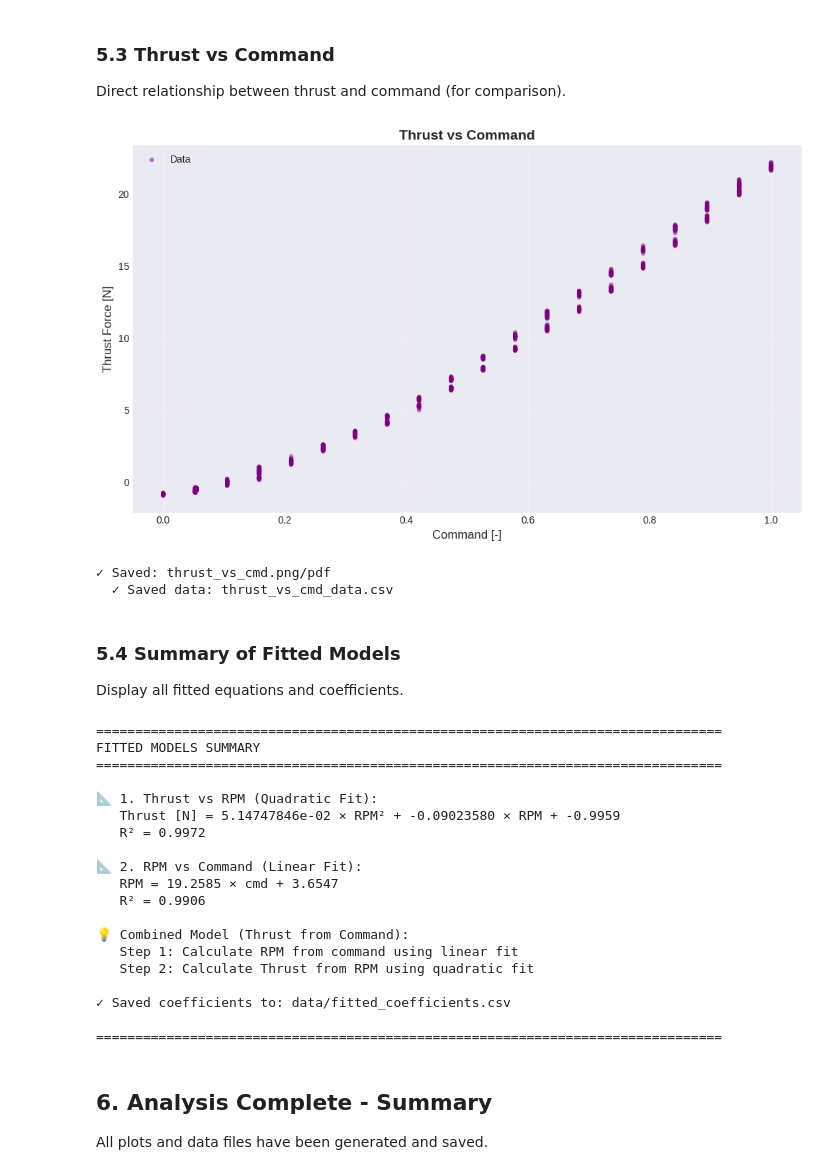
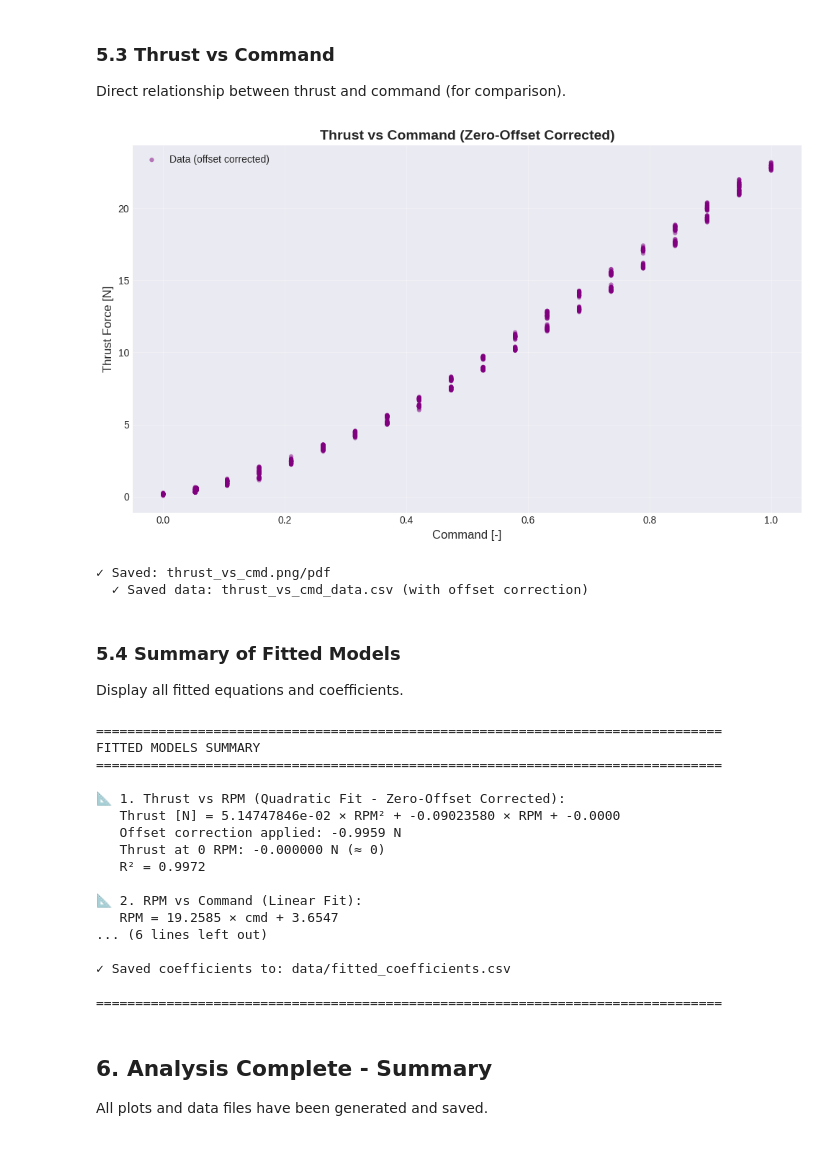
Before and after one commit to Nebukadnezarus/MasterTheses, a Jupyter notebook: scripts/thrust_map_analysis.ipynb, the cells around one changed output. Saved outputs shown, nothing was run; the diff lists cells and outputs as text; code cells hidden in the pictures.

```diff
--- a/scripts/thrust_map_analysis.ipynb
+++ b/scripts/thrust_map_analysis.ipynb
@@ -401,33 +456,34 @@ if df_fit is not None:
 Direct relationship between thrust and command (for comparison).
 # %%
 if df_fit is not None:
-    # Plot Thrust vs Command
+    # Plot Thrust vs Command (with corrected data)
     fig, ax = plt.subplots(figsize=(10, 6))
-    ax.scatter(df_fit['cmd'], df_fit['force_z_N'], alpha=0.5, s=20,
-               c='purple', edgecolors='none', label='Data')
+    ax.scatter(df_fit['cmd'], df_fit['force_z_N_corrected'], alpha=0.5, s=20,
+               c='purple', edgecolors='none', label='Data (offset corrected)')
 
     ax.set_xlabel('Command [-]', fontsize=12)
     ax.set_ylabel('Thrust Force [N]', fontsize=12)
-    ax.set_title('Thrust vs Command', fontsize=14, fontweight='bold')
+    ax.set_title('Thrust vs Command (Zero-Offset Corrected)', fontsize=14, fontweight='bold')
     ax.legend(fontsize=10, loc='best')
     ax.grid(True, alpha=0.3)
 
     plt.tight_layout()
     plt.savefig(output_dir / 'thrust_vs_cmd.png', dpi=300, bbox_inches='tight')
     plt.savefig(output_dir / 'thrust_vs_cmd.pdf', bbox_inches='tight')
     plt.show()
 
     print(f"\n✓ Saved: thrust_vs_cmd.png/pdf")
 
-    # Export raw data
-    df_export = df_fit[['cmd', 'force_z_N']].copy()
+    # Export corrected data
+    df_export = df_fit[['cmd', 'force_z_N_corrected']].copy()
+    df_export = df_export.rename(columns={'force_z_N_corrected': 'force_z_N'})
     df_export = df_export.sort_values('cmd')
     df_export.to_csv(output_dir / 'thrust_vs_cmd_data.csv', index=False)
-    print(f"  ✓ Saved data: thrust_vs_cmd_data.csv")
+    print(f"  ✓ Saved data: thrust_vs_cmd_data.csv (with offset correction)")
 # %% [output]
-[figure, old version]
+[figure, new version]
 ✓ Saved: thrust_vs_cmd.png/pdf
-  ✓ Saved data: thrust_vs_cmd_data.csv
+  ✓ Saved data: thrust_vs_cmd_data.csv (with offset correction)
 # %% [markdown]
 ### 5.4 Summary of Fitted Models
 
@@ -438,8 +494,10 @@ if df_fit is not None:
     print("FITTED MODELS SUMMARY")
     print("="*80)
 
-    print("\n📐 1. Thrust vs RPM (Quadratic Fit):")
+    print("\n📐 1. Thrust vs RPM (Quadratic Fit - Zero-Offset Corrected):")
     print(f"   Thrust [N] = {a_thrust:.8e} × RPM² + {b_thrust:.8f} × RPM + {c_thrust:.4f}")
+    print(f"   Offset correction applied: {offset:.4f} N")
+    print(f"   Thrust at 0 RPM: {thrust_at_zero:.6f} N (≈ 0)")
     print(f"   R² = {r2_thrust:.4f}")
 
     print("\n📐 2. RPM vs Command (Linear Fit):")
@@ -449,15 +507,16 @@ if df_fit is not None:
     print("\n💡 Combined Model (Thrust from Command):")
     print("   Step 1: Calculate RPM from command using linear fit")
     print("   Step 2: Calculate Thrust from RPM using quadratic fit")
+    print("   Note: All data has been corrected to ensure 0 thrust at 0 RPM")
 
     # Save coefficients to CSV
     coeffs_df = pd.DataFrame({
         'Model': ['Quadratic: Thrust vs RPM', 'Quadratic: Thrust vs RPM', 'Quadratic: Thrust vs RPM',
-                  'Linear: RPM vs Cmd', 'Linear: RPM vs Cmd'],
+                  'Linear: RPM vs Cmd', 'Linear: RPM vs Cmd', 'Offset Correction'],
         'Coefficient': ['a (RPM²)', 'b (RPM)', 'c (constant)',
-                       'a (slope)', 'b (intercept)'],
-        'Value': [a_thrust, b_thrust, c_thrust, a_rpm, b_rpm],
-        'R_squared': [r2_thrust, '', '', r2_rpm, '']
+                       'a (slope)', 'b (intercept)', 'offset [N]'],
+        'Value': [a_thrust, b_thrust, c_thrust, a_rpm, b_rpm, offset],
+        'R_squared': [r2_thrust, '', '', r2_rpm, '', '']
     })
     coeffs_file = output_dir / 'fitted_coefficients.csv'
     coeffs_df.to_csv(coeffs_file, index=False)
@@ -469,17 +528,15 @@ if df_fit is not None:
 FITTED MODELS SUMMARY
 ================================================================================
 
-📐 1. Thrust vs RPM (Quadratic Fit):
-   Thrust [N] = 5.14747846e-02 × RPM² + -0.09023580 × RPM + -0.9959
+📐 1. Thrust vs RPM (Quadratic Fit - Zero-Offset Corrected):
+   Thrust [N] = 5.14747846e-02 × RPM² + -0.09023580 × RPM + -0.0000
+   Offset correction applied: -0.9959 N
+   Thrust at 0 RPM: -0.000000 N (≈ 0)
    R² = 0.9972
 
 📐 2. RPM vs Command (Linear Fit):
    RPM = 19.2585 × cmd + 3.6547
-   R² = 0.9906
-
-💡 Combined Model (Thrust from Command):
-   Step 1: Calculate RPM from command using linear fit
-   Step 2: Calculate Thrust from RPM using quadratic fit
+... (6 lines left out)
 
 ✓ Saved coefficients to: data/fitted_coefficients.csv
 
```
Also changed, not shown: parts of 4 cells of this notebook, 23 other files.
